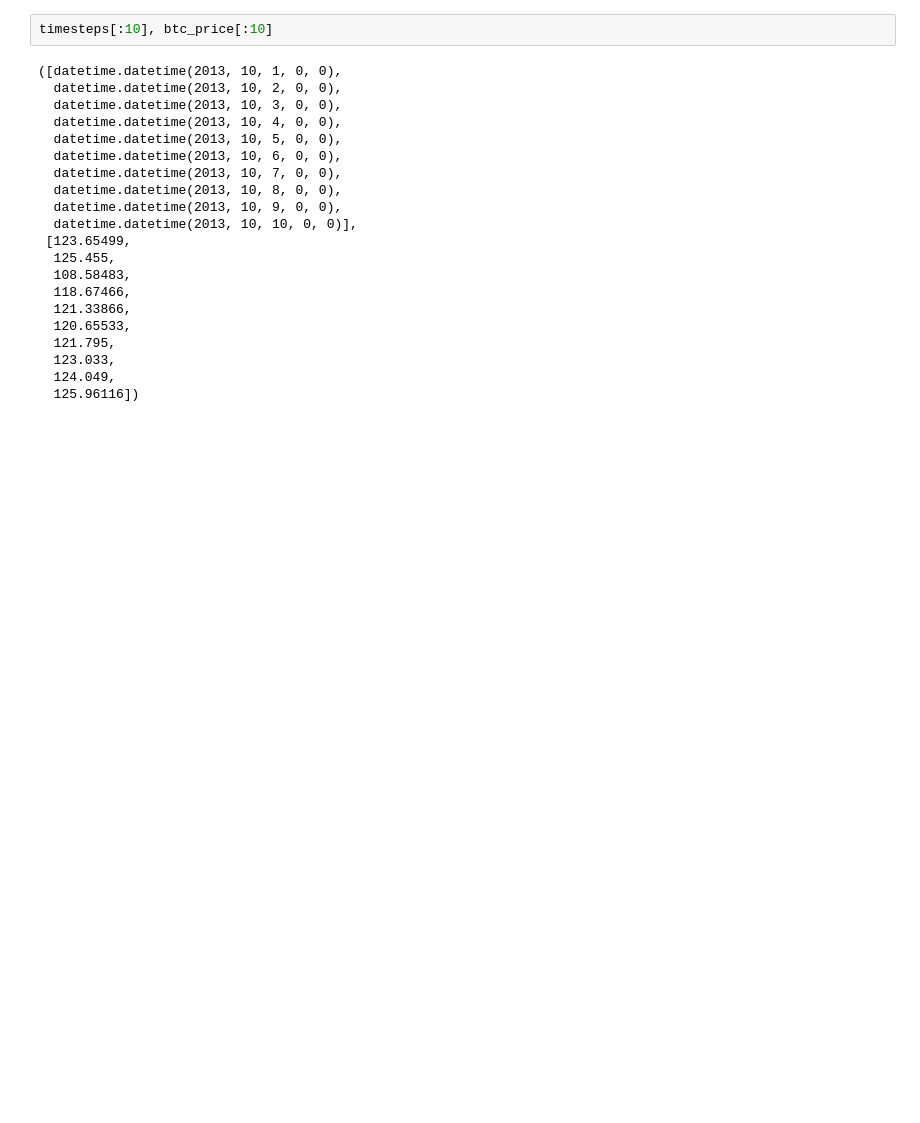
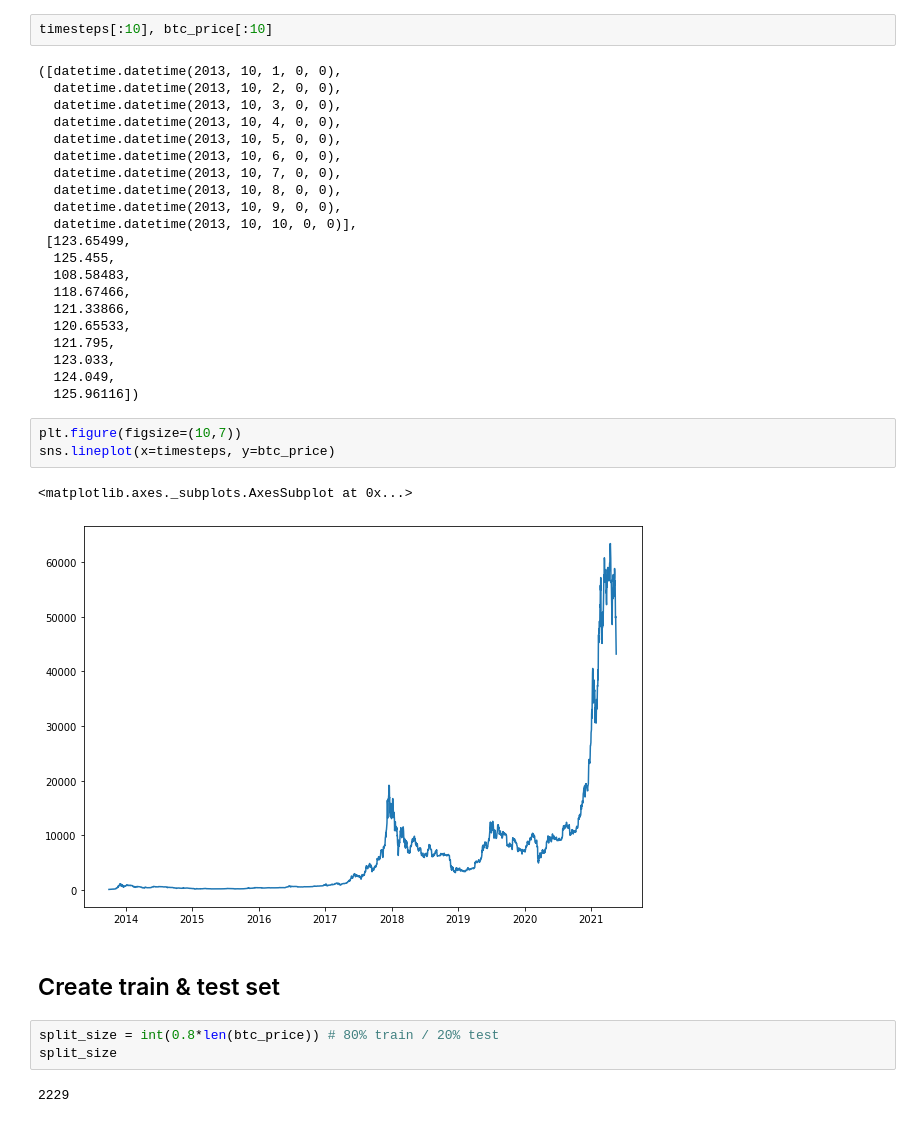
Before and after one commit to kaushikabhishek87/Tensorflow_projects, a Jupyter notebook: 10_time_series_forecasting_in_tensorflow.ipynb, the cells around one changed output. Saved outputs shown, nothing was run; the diff lists cells and outputs as text; blank space fills up the shorter version.

```diff
--- a/10_time_series_forecasting_in_tensorflow.ipynb
+++ b/10_time_series_forecasting_in_tensorflow.ipynb
@@ -104,3 +104,16 @@ timesteps[:10], btc_price[:10]
   123.033,
   124.049,
   125.96116])
+# %%
+plt.figure(figsize=(10,7))
+sns.lineplot(x=timesteps, y=btc_price)
+# %% [output]
+<matplotlib.axes._subplots.AxesSubplot at 0x...>
+[figure, added]
+# %% [markdown]
+## Create train & test set
+# %%
+split_size = int(0.8*len(btc_price)) # 80% train / 20% test
+split_size
+# %% [output]
+2229
```
Also changed, not shown: parts of 3 cells of this notebook.
